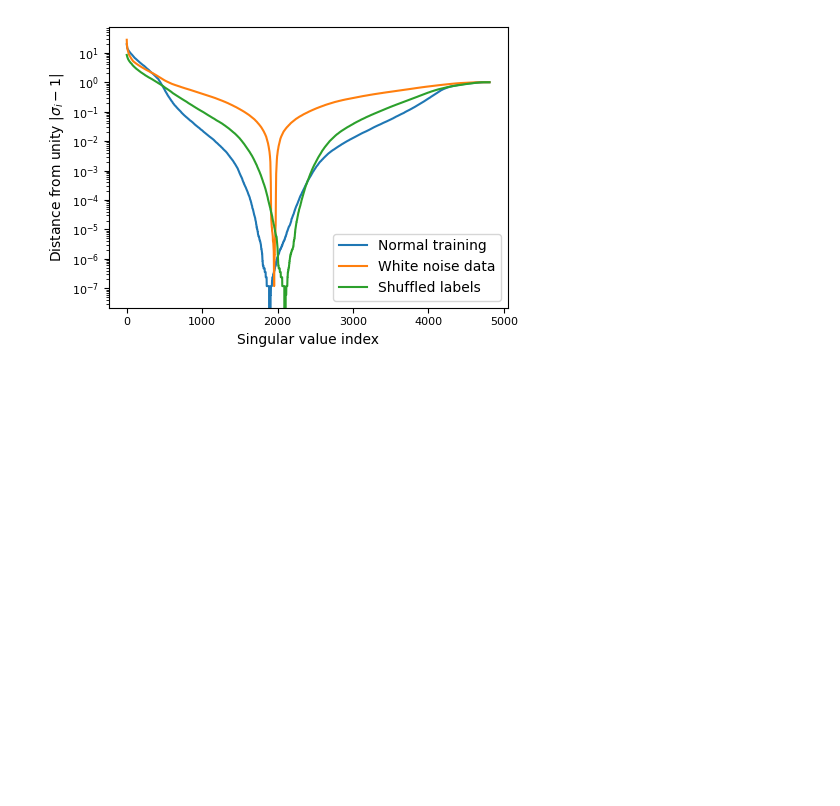
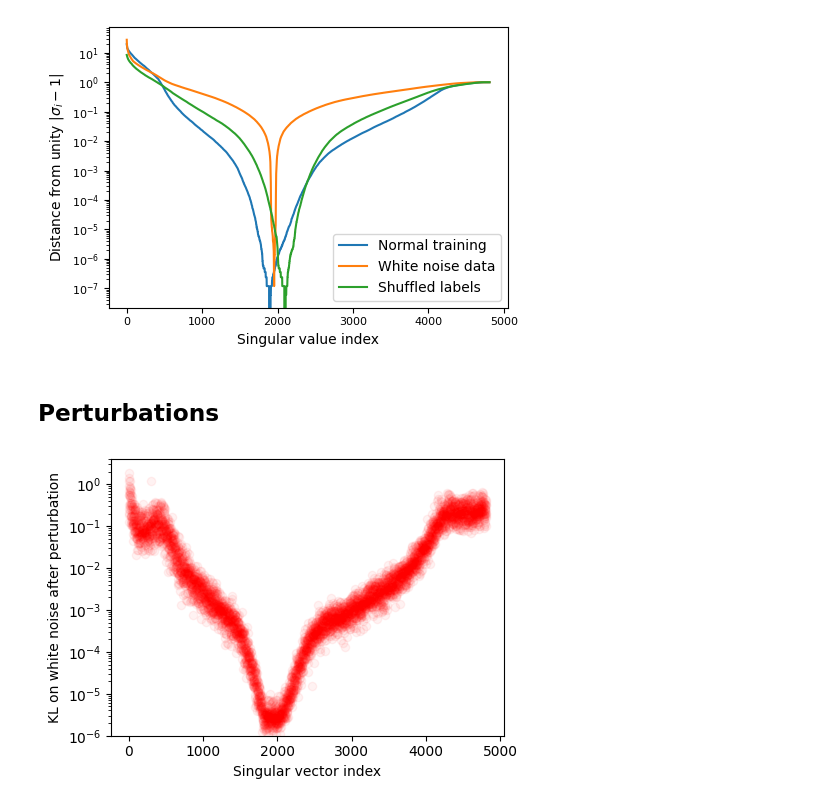
Before and after one commit to EleutherAI/training-jacobian, a Jupyter notebook: experiments.ipynb, the cells around one changed output. Saved outputs shown, nothing was run; the diff lists cells and outputs as text; code cells hidden in the pictures; blank space fills up the shorter version.

Commit message:
perturbations

```diff
--- a/experiments.ipynb
+++ b/experiments.ipynb
@@ -369,3 +369,5 @@ plt.tight_layout()
 plt.savefig('noise bird.pdf', format='pdf')
 # %% [output]
 [figure]
+# %% [markdown]
+## Perturbations
@@ -371,0 +396,41 @@ plt.savefig('noise bird.pdf', format='pdf')
+# %%
+import optax
+
+perturbed = jax.vmap(apply_fn, in_axes=(0, None))(params_f + jac_svd.Vh, X_inverted)
+original = apply_fn(params_f, X_inverted)
+
+all_kls = optax.kl_divergence(jax.nn.log_softmax(perturbed), jax.nn.softmax(original))
+inverted_kls = all_kls.max(axis=-1)
+
+perturbed = jax.vmap(apply_fn, in_axes=(0, None))(params_f + jac_svd.Vh, X_fake)
+original = apply_fn(params_f, X_fake)
+
+all_kls = optax.kl_divergence(jax.nn.log_softmax(perturbed), jax.nn.softmax(original))
+fake_kls = all_kls.max(axis=-1)
+
+perturbed = jax.vmap(apply_fn, in_axes=(0, None))(params_f + jac_svd.Vh, X_train)
+original = apply_fn(params_f, X_train)
+
+all_kls = optax.kl_divergence(jax.nn.log_softmax(perturbed), jax.nn.softmax(original))
+train_kls = all_kls.max(axis=-1)
+
+perturbed = jax.vmap(apply_fn, in_axes=(0, None))(params_f + jac_svd.Vh, X_test)
+original = apply_fn(params_f, X_test)
+
+all_kls = optax.kl_divergence(jax.nn.log_softmax(perturbed), jax.nn.softmax(original))
+test_kls = all_kls.max(axis=-1)
+# %%
+import matplotlib.pyplot as plt
+
+plt.figure(figsize=(5, 3.5))  # Adjust figure size to be more paper-friendly
+plt.scatter(jnp.arange(len(train_kls)), train_kls, alpha=0.05, label="sqrt(train KL)", c="red")
+plt.yscale("log")
+plt.xlabel("Singular vector index")
+plt.ylabel("KL on white noise after perturbation")
+plt.ylim(1e-6, 4)
+
+plt.tight_layout()
+
+plt.savefig('kl bird.pdf', format='pdf')
+# %% [output]
+[figure, added]
```
Also changed, not shown: parts of 8 cells of this notebook, 2 other files.
